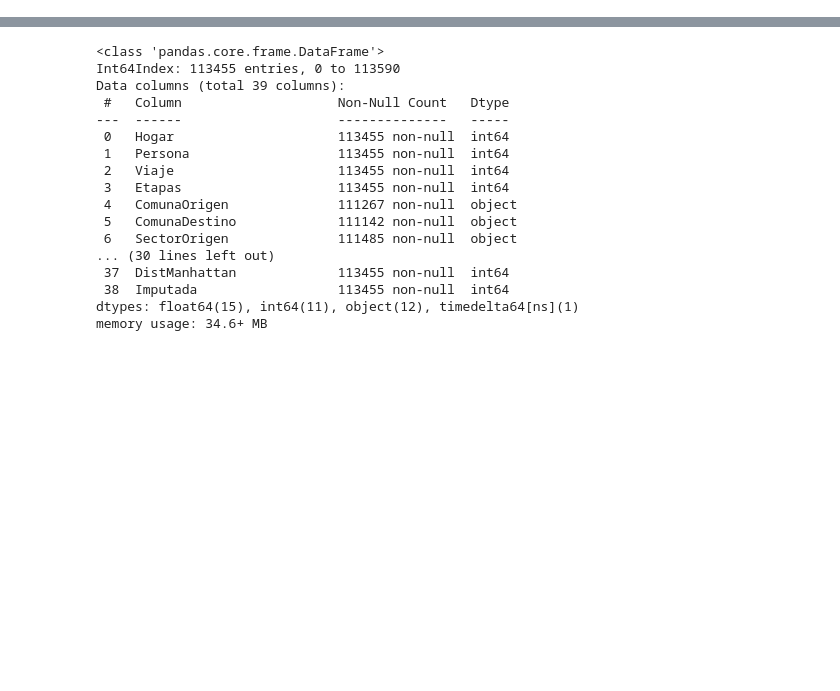
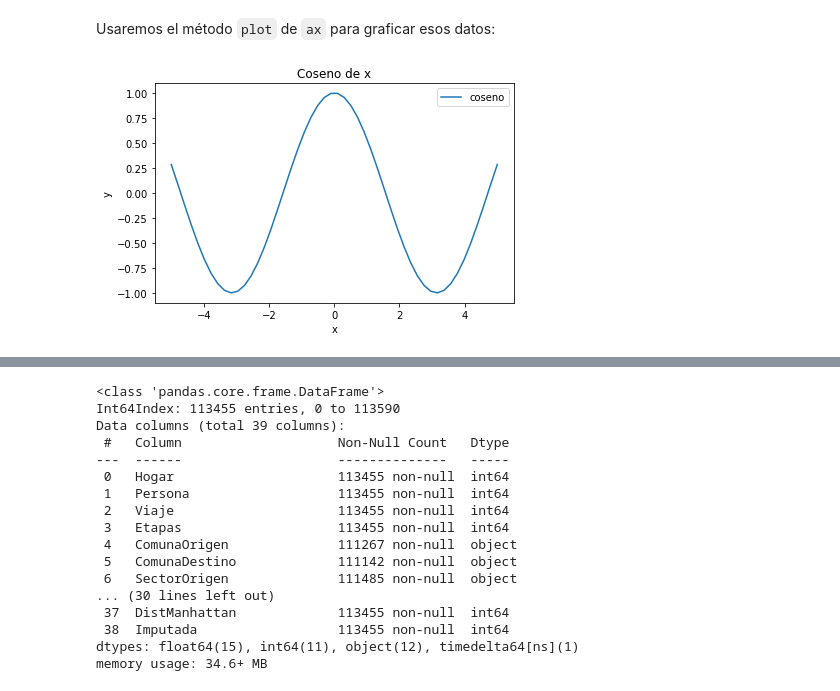
Before and after one commit to zorzalerrante/aves, a Jupyter notebook: notebooks/01-python-tools.ipynb, the cells around one changed output, grey strips where cells are left out. Saved outputs shown, nothing was run; the diff lists cells and outputs as text; code cells hidden in the pictures; blank space fills up the shorter version.

```diff
--- a/notebooks/01-python-tools.ipynb
+++ b/notebooks/01-python-tools.ipynb
@@ -24,0 +39,15 @@ Comencemos.
+# %% [markdown]
+Usaremos el método `plot` de `ax` para graficar esos datos:
+# %%
+fig, ax = plt.subplots()
+
+ax.plot(test_x, test_y, "-", label="coseno")
+
+ax.set_title("Coseno de x")
+ax.set_xlabel("x")
+ax.set_ylabel("y")
+ax.legend()
+
+fig.tight_layout()
+# %% [output]
+[figure, added]
```
Also changed, not shown: parts of 162 cells of this notebook, 50 other files.
